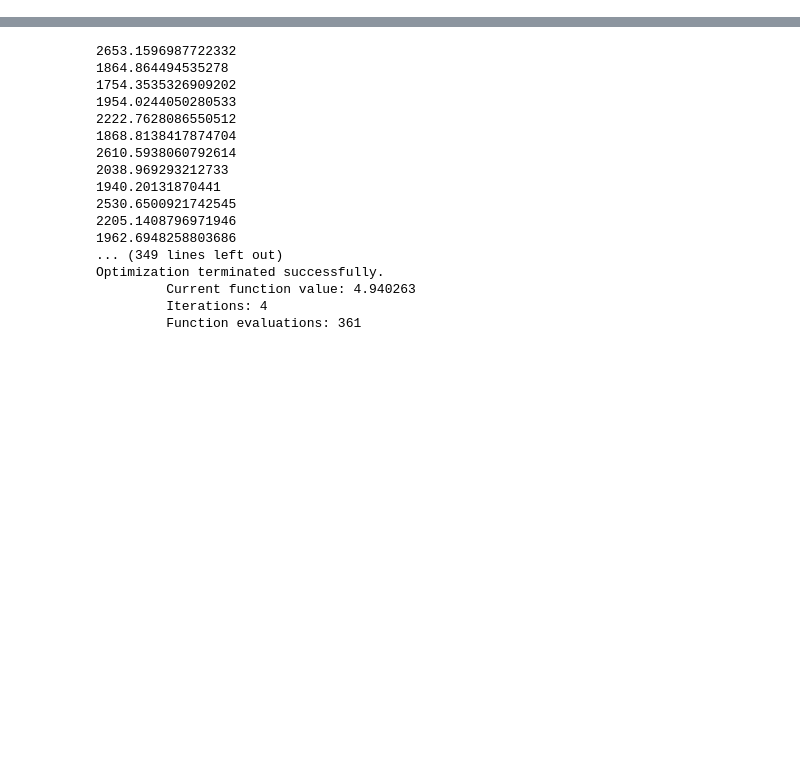
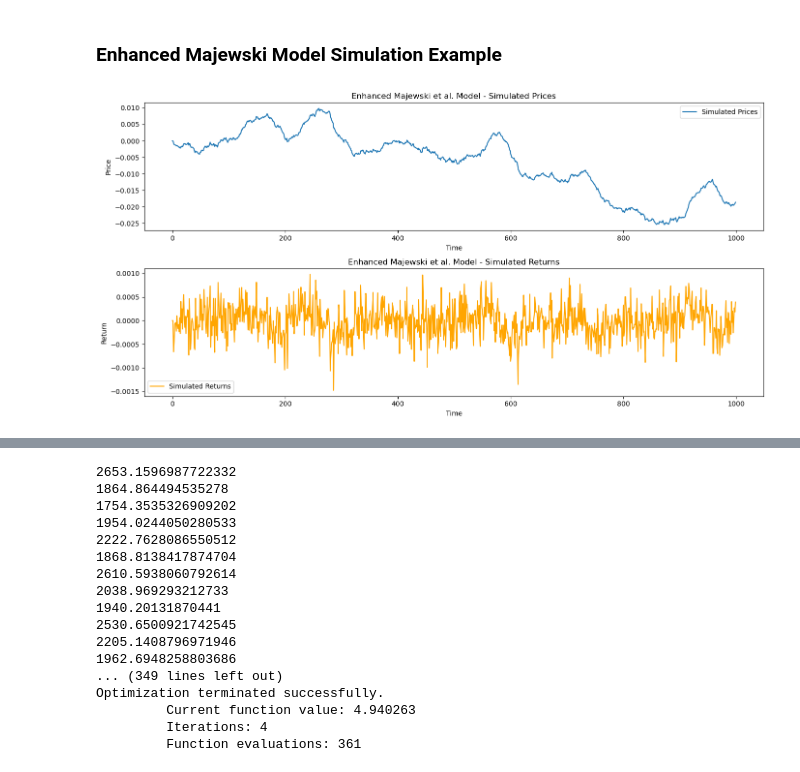
Before and after one commit to GhilesKemiche/ABM-Calibration, a Jupyter notebook: Code.ipynb, the cells around one changed output, grey strips where cells are left out. Drawn from its saved outputs; the diff is of its cells as text; code cells hidden in the pictures; blank space fills up the shorter version.

```diff
--- a/Code.ipynb
+++ b/Code.ipynb
@@ -33,0 +151,38 @@ def Majew(gamma, alpha, kappa1, beta, Lambda, sigmav, length = 1000, nb = 1 ):
+# %% [markdown]
+### Enhanced Majewski Model Simulation Example
+# %%
+# Parameters for the enhanced Majewski model
+gamma = 36.7
+alpha = 1.0/7
+kappa1 = -0.011000
+kappa3 = 0.269000
+beta = 0.018
+Lambda = 0.1
+sigmav = 0.018
+length = 1000
+nb = 1
+
+# Run the enhanced simulation
+prices2, returns2 = Majew2(gamma, alpha, kappa1, kappa3, beta, Lambda, sigmav, length, nb)
+
+# Plot the results
+plt.figure(figsize=(14, 7))
+
+plt.subplot(2, 1, 1)
+plt.plot(prices2, label='Simulated Prices')
+plt.title('Enhanced Majewski et al. Model - Simulated Prices')
+plt.xlabel('Time')
+plt.ylabel('Price')
+plt.legend()
+
+plt.subplot(2, 1, 2)
+plt.plot(returns2, label='Simulated Returns', color='orange')
+plt.title('Enhanced Majewski et al. Model - Simulated Returns')
+plt.xlabel('Time')
+plt.ylabel('Return')
+plt.legend()
+
+plt.tight_layout()
+plt.show()
+# %% [output]
+[figure, added]
```
Also changed, not shown: parts of 19 cells of this notebook.
